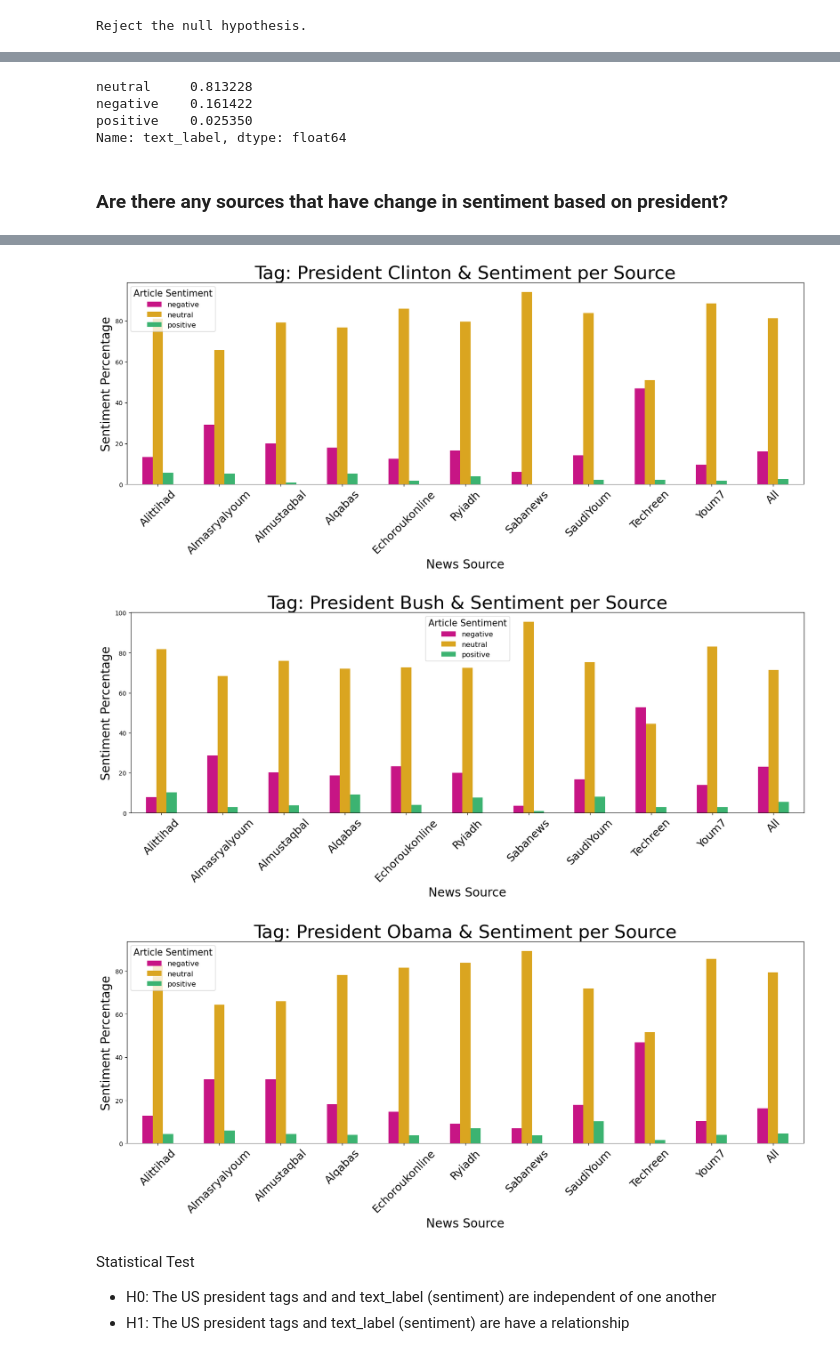
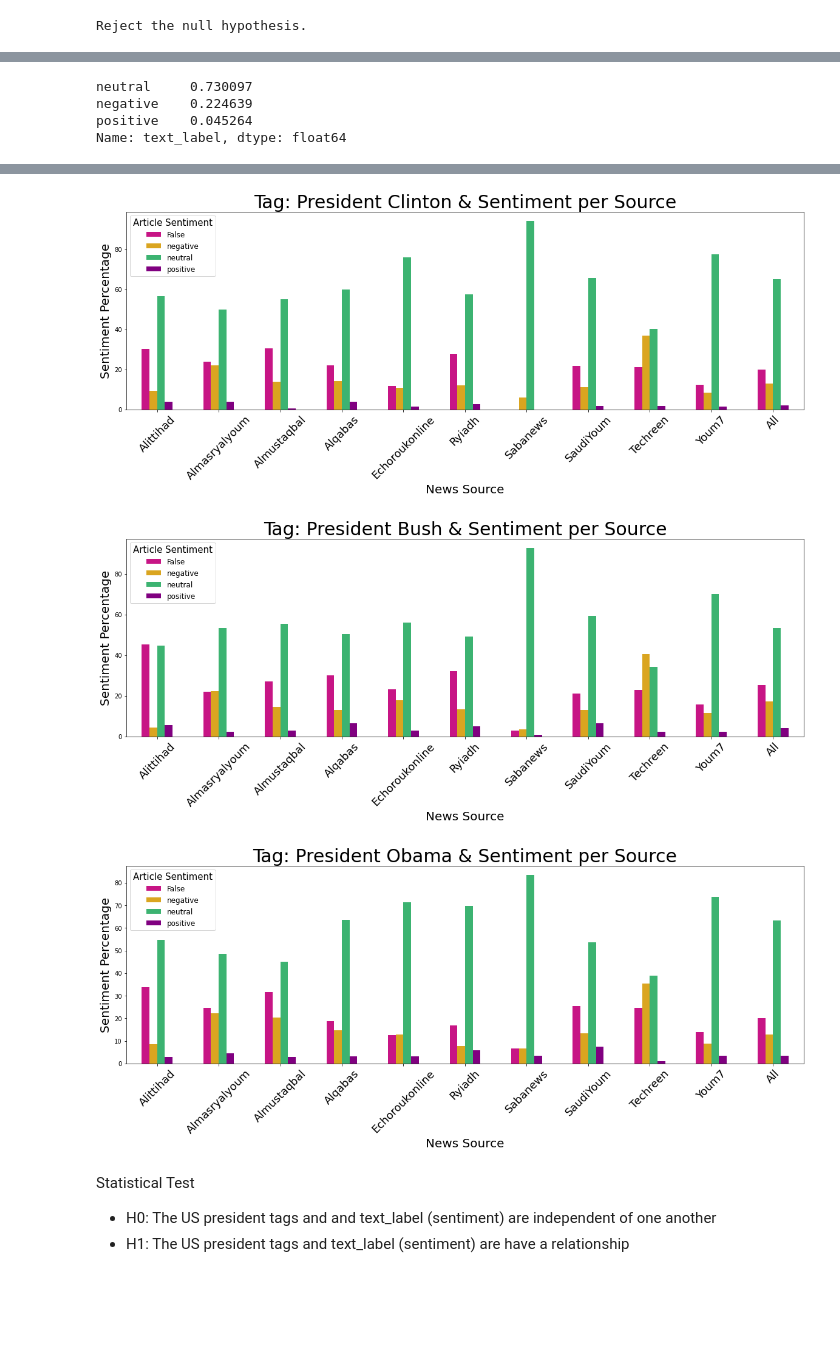
Before and after one commit to Rachuig-Green-Rackley-Shiben/arabic_media_nlp_project, a Jupyter notebook: mindy_drafts/mindy_MVP_explore.ipynb, the cells around one changed output, grey strips where cells are left out. Saved outputs shown, nothing was run; the diff lists cells and outputs as text; code cells hidden in the pictures; blank space fills up the shorter version.

```diff
--- a/mindy_drafts/mindy_MVP_explore.ipynb
+++ b/mindy_drafts/mindy_MVP_explore.ipynb
@@ -202,6 +209,10 @@ clinton = df[(df['en_tags'] == 'Clinton')]
 
 presidents = pd.concat([bush, obama, clinton])
 #dfs for presidents
+# %%
+bush = df[(df['text_label'] != 'False')]
+obama = df[(df['text_label'] != 'False')]
+clinton = df[(df['text_label'] != 'False')]
 # %%
 bush.text_label.value_counts(normalize = True)
 #percentage of sentiment
@@ -222,12 +233,10 @@ Name: text_label, dtype: float64
 clinton.text_label.value_counts(normalize = True)
 #percentage of sentiment
 # %% [output]
-neutral     0.813228
-negative    0.161422
-positive    0.025350
+neutral     0.730097
+negative    0.224639
+positive    0.045264
 Name: text_label, dtype: float64
-# %% [markdown]
-### Are there any sources that have change in sentiment based on president?
 # %%
 pres_perc = pd.crosstab(presidents.source, presidents.text_label, margins=True)
 pres_perc = pres_perc.apply(lambda x: x / x['All'] * 100, axis=1)
@@ -286,6 +295,5 @@ ax4.set_title('Tag: President Obama & Sentiment per Source', size=30)
 ax4.legend(fontsize=12, title='Article Sentiment',title_fontsize=15)
 
 
-fig.tight_layout()
-fig.show()
+plt.show()
 # %% [output]
@@ -293,6 +301,6 @@ fig.show()
-[figure, old version]
+[figure, new version]
-[figure, old version]
+[figure, new version]
-[figure, old version]
+[figure, new version]
 # %% [markdown]
 Statistical Test
 
```
Also changed, not shown: parts of 16 cells of this notebook.
